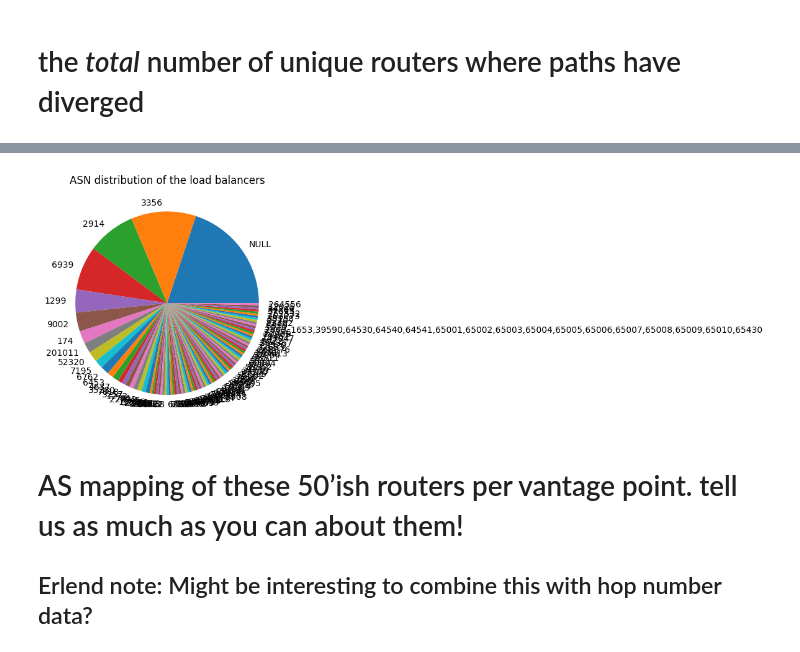
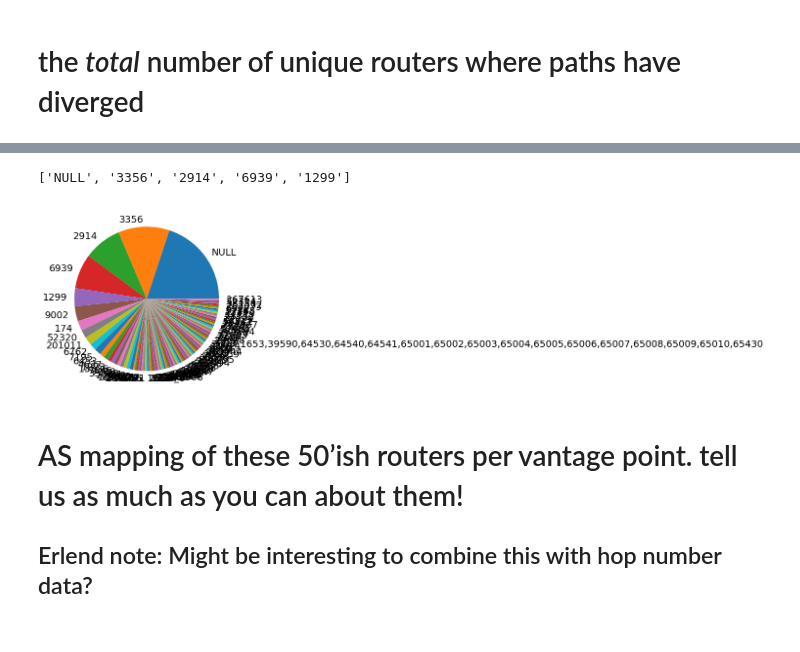
Before and after one commit to meeps44/scripts, a Jupyter notebook: stats/jupyter-notebooks/nyc1.ipynb, the cells around one changed output, grey strips where cells are left out. Cells and saved outputs as stored; diff of their text form; code cells hidden in the pictures.

```diff
--- a/stats/jupyter-notebooks/nyc1.ipynb
+++ b/stats/jupyter-notebooks/nyc1.ipynb
@@ -1203,9 +1202,16 @@ Length: 97, dtype: int64
 # %%
 #asn_vc.plot.pie(label="", title="ASN distribution of the load balancers", labeldistance=None)
-asn_vc.plot.pie(label="", title="ASN distribution of the load balancers")
+pie_labels = list()
+for i in asn_vc.head(5).index:
+    pie_labels.append(i)
+print(pie_labels)
+#asn_vc.plot.pie(title="ASN distribution of the load balancers", textprops={'fontsize': 16}, labels=pie_labels)
+#asn_vc.plot.pie(title="ASN distribution of the load balancers", textprops={'fontsize': 16})
+asn_vc.plot.pie(textprops={'fontsize': 14})
 plt.show(block=True)
 # %% [output]
+['NULL', '3356', '2914', '6939', '1299']
-[figure, old version]
+[figure, new version]
 # %% [markdown]
 # AS mapping of these 50’ish routers per vantage point. tell us as much as you can about them!
 
```
Also changed, not shown: parts of 1 cell of this notebook.
